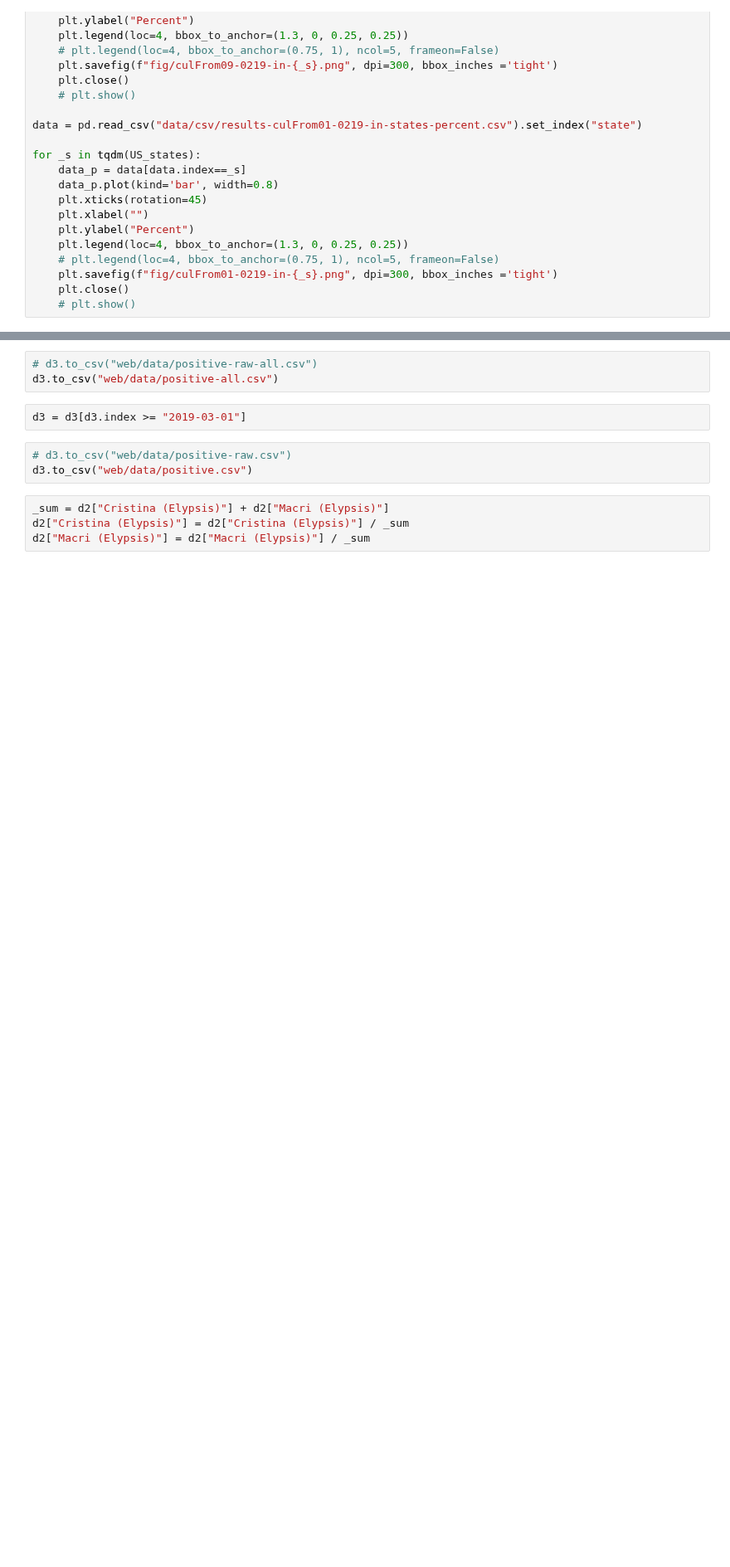
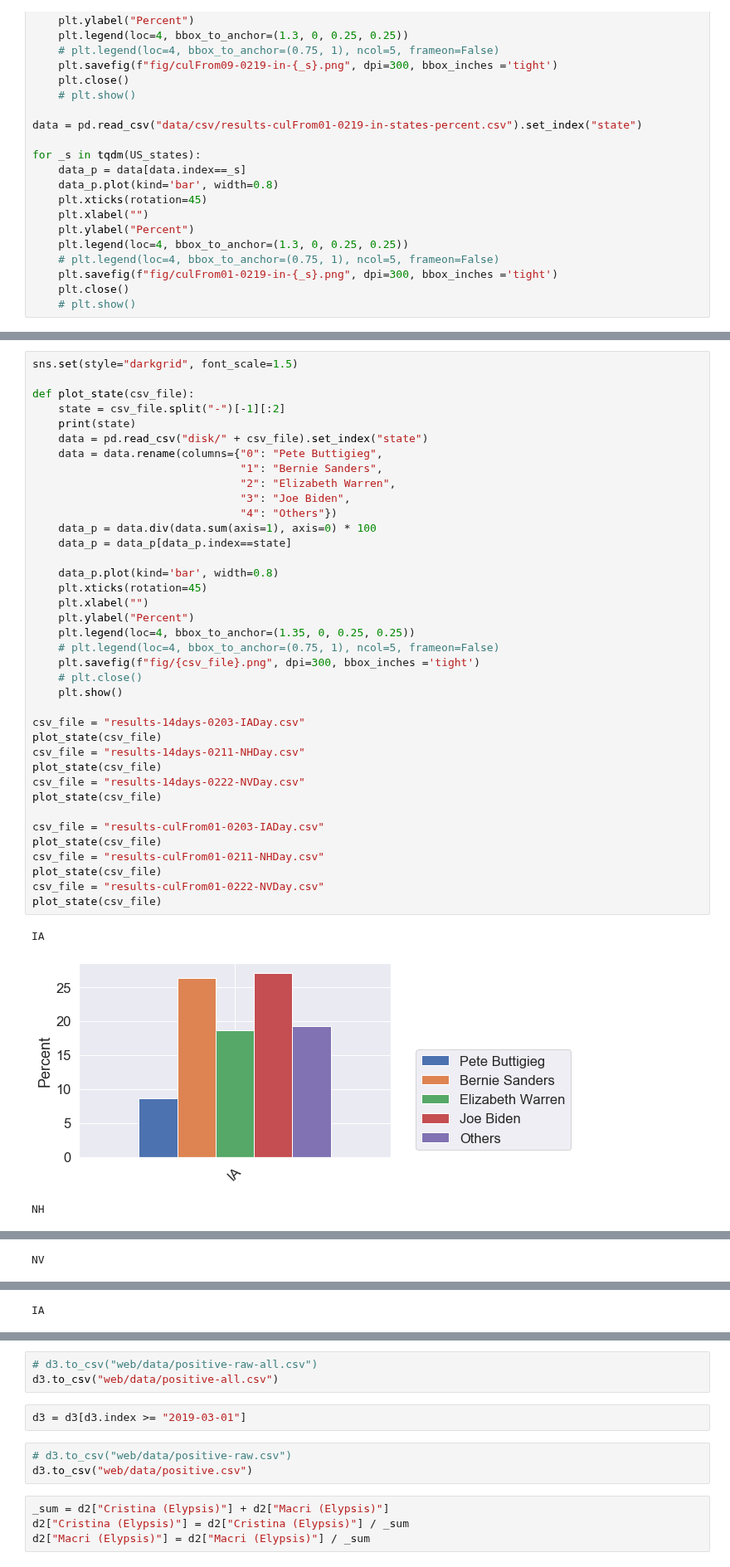
Before and after one commit to kayzhou/US_election, a Jupyter notebook: make_csv_for_web.ipynb, the cells around one changed output, grey strips where cells are left out. Shown at 83% size. Drawn from its saved outputs; the diff is of its cells as text; blank space fills up the shorter version.

```diff
--- a/make_csv_for_web.ipynb
+++ b/make_csv_for_web.ipynb
@@ -169,0 +201,42 @@ for _s in tqdm(US_states):
+# %%
+sns.set(style="darkgrid", font_scale=1.5)
+
+def plot_state(csv_file):
+    state = csv_file.split("-")[-1][:2]
+    print(state)
+    data = pd.read_csv("disk/" + csv_file).set_index("state")
+    data = data.rename(columns={"0": "Pete Buttigieg",
+                                "1": "Bernie Sanders",
+                                "2": "Elizabeth Warren",
+                                "3": "Joe Biden",
+                                "4": "Others"})
+    data_p = data.div(data.sum(axis=1), axis=0) * 100
+    data_p = data_p[data_p.index==state]
+
+    data_p.plot(kind='bar', width=0.8)
+    plt.xticks(rotation=45)
+    plt.xlabel("")
+    plt.ylabel("Percent")
+    plt.legend(loc=4, bbox_to_anchor=(1.35, 0, 0.25, 0.25))
+    # plt.legend(loc=4, bbox_to_anchor=(0.75, 1), ncol=5, frameon=False)
+    plt.savefig(f"fig/{csv_file}.png", dpi=300, bbox_inches ='tight')
+    # plt.close()
+    plt.show()
+
+csv_file = "results-14days-0203-IADay.csv"
+plot_state(csv_file)
+csv_file = "results-14days-0211-NHDay.csv"
+plot_state(csv_file)
+csv_file = "results-14days-0222-NVDay.csv"
+plot_state(csv_file)
+
+csv_file = "results-culFrom01-0203-IADay.csv"
+plot_state(csv_file)
+csv_file = "results-culFrom01-0211-NHDay.csv"
+plot_state(csv_file)
+csv_file = "results-culFrom01-0222-NVDay.csv"
+plot_state(csv_file)
+# %% [output]
+IA
+[figure, added]
+NH
@@ -169,0 +244 @@ for _s in tqdm(US_states):
+NV
@@ -169,0 +246 @@ for _s in tqdm(US_states):
+IA
```
Also changed, not shown: parts of 2 cells of this notebook, 5 other files.
